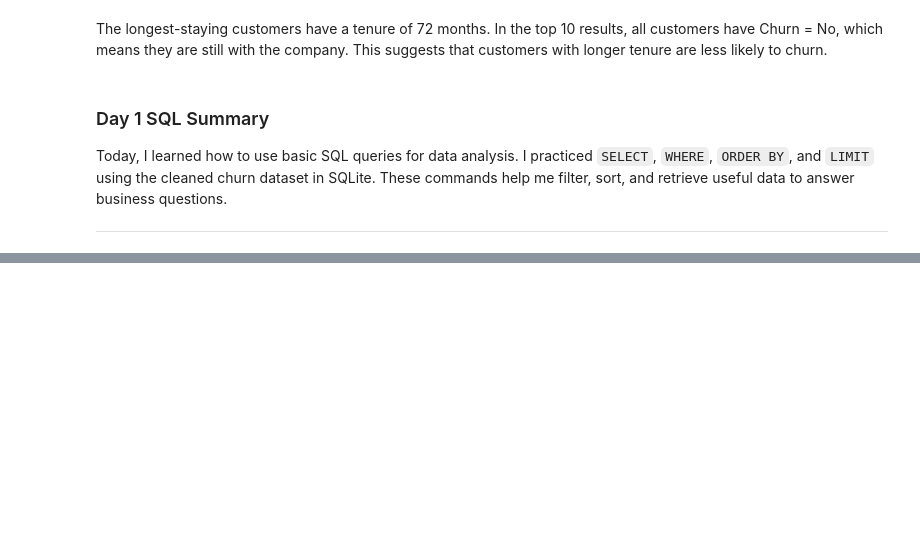
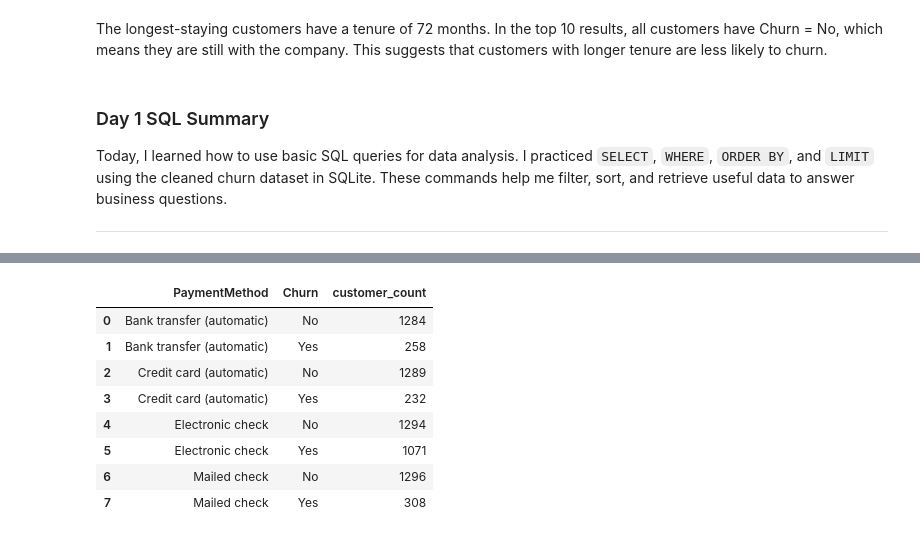
Before and after one commit to Hankrulin/customer-churn-prediction, a Jupyter notebook: Jupyter_notebook/sql_week2_practice.ipynb, the cells around one changed output, grey strips where cells are left out. Cells and saved outputs as stored; diff of their text form; code cells hidden in the pictures; blank space fills up the shorter version.

```diff
--- a/Jupyter_notebook/sql_day1_practice.ipynb
+++ b/Jupyter_notebook/sql_week2_practice.ipynb
@@ -418,0 +435,7 @@ These commands help me filter, sort, and retrieve useful data to answer business
+# %%
+import pandas as pd
+import sqlite3
+
+df = pd.read_csv("../Data/Processed/telco_churn_cleaned.csv")
+conn = sqlite3.connect(":memory:")
+df.to_sql("churn_data", conn, index=False, if_exists="replace")
@@ -418,0 +528,20 @@ These commands help me filter, sort, and retrieve useful data to answer business
+# %%
+# Churn by Payment Method
+
+query = """
+SELECT PaymentMethod, Churn, COUNT(*) AS customer_count
+FROM churn_data
+GROUP BY PaymentMethod, Churn
+ORDER BY PaymentMethod, Churn
+"""
+pd.read_sql(query, conn)
+# %% [output]
+|  | PaymentMethod | Churn | customer_count |
+| 0 | Bank transfer (automatic) | No | 1284 |
+| 1 | Bank transfer (automatic) | Yes | 258 |
+| 2 | Credit card (automatic) | No | 1289 |
+| 3 | Credit card (automatic) | Yes | 232 |
+| 4 | Electronic check | No | 1294 |
+| 5 | Electronic check | Yes | 1071 |
+| 6 | Mailed check | No | 1296 |
+| 7 | Mailed check | Yes | 308 |
```
Also changed, not shown: parts of 42 cells of this notebook, 1 other file.
